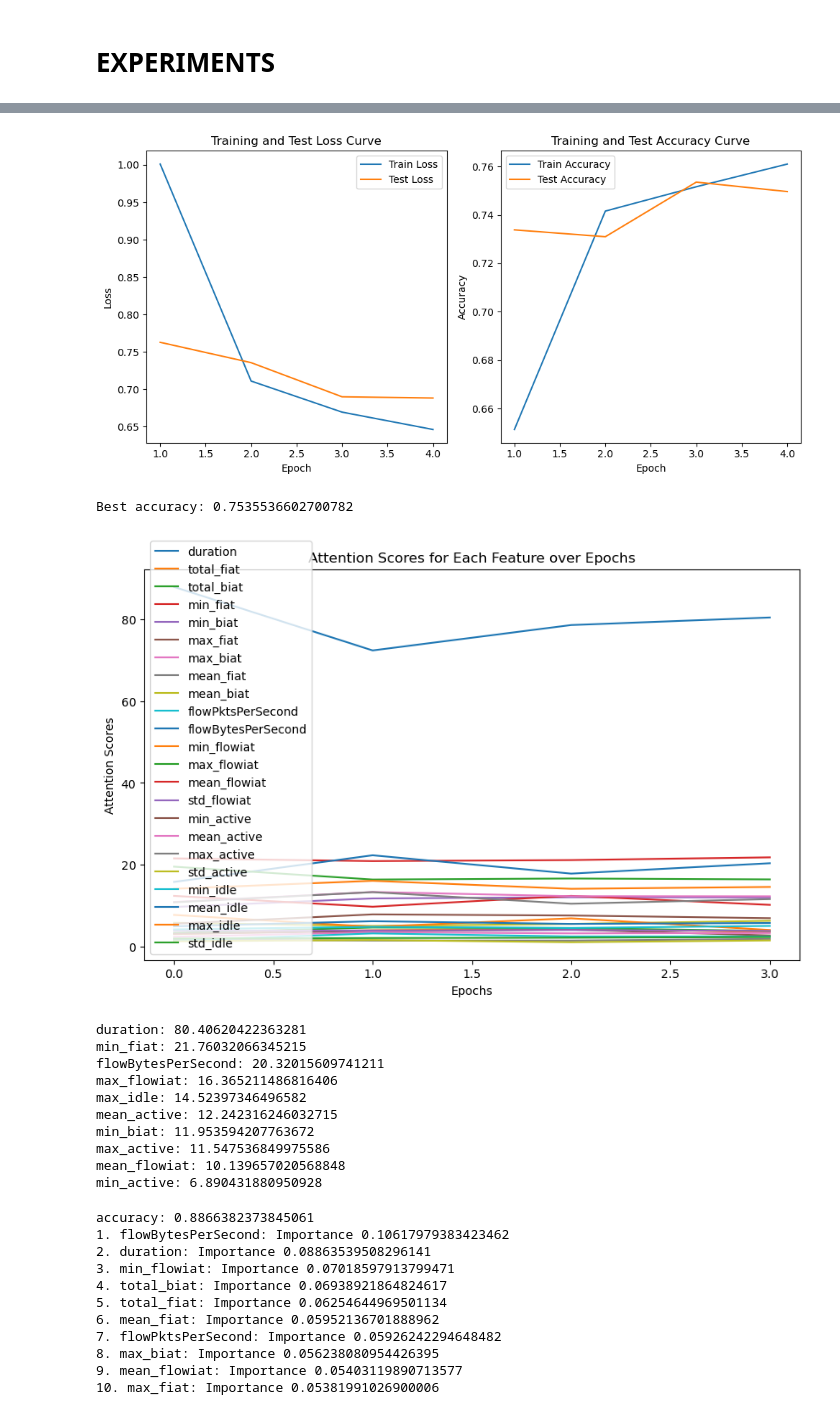
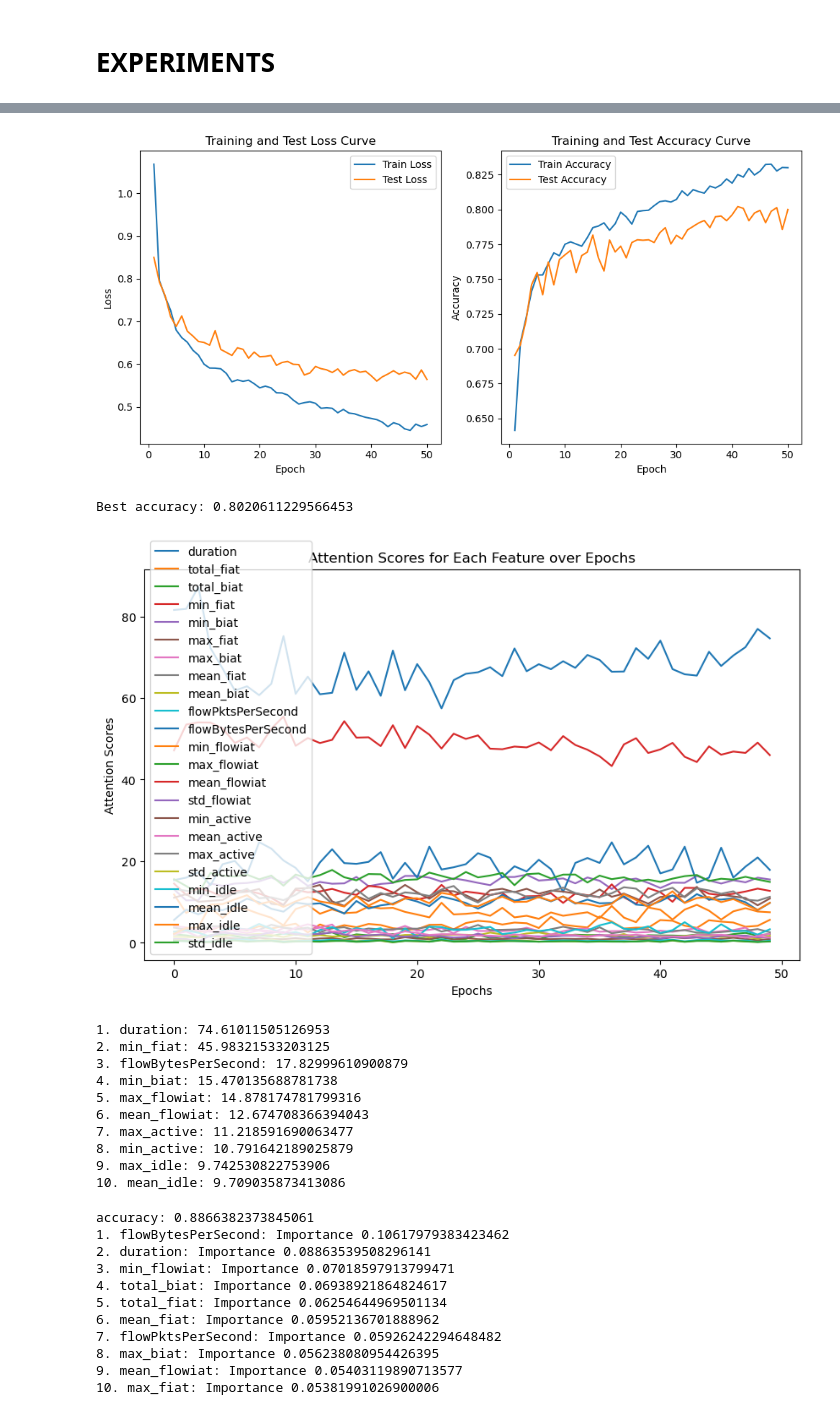
Before and after one commit to Colorado-Mesa-University-Cybersecurity/TrafficFlowForecasting, a Jupyter notebook: warins_experiments/interpretable/prototype_basic.ipynb, the cells around one changed output, grey strips where cells are left out. Cells and saved outputs as stored; diff of their text form; code cells hidden in the pictures.

Commit message:
fixed multihead attention

```diff
--- a/warins_experiments/interpretable/prototype_basic.ipynb
+++ b/warins_experiments/interpretable/prototype_basic.ipynb
@@ -239,19 +239,35 @@ class SelfAttention(nn.Module):
 
         values = values.reshape(N, value_len, self.heads, self.head_dim)
         keys = keys.reshape(N, key_len, self.heads, self.head_dim)
-        queries = query.reshape(N, key_len, self.heads, self.head_dim)
+        queries = query.reshape(N, query_len, self.heads, self.head_dim)
+
+        values = self.values(values)
+        keys = self.keys(keys)
+        queries = self.queries(queries)
+
         energy = torch.einsum("nqhd,nkhd->nhqk", [queries, keys])
-        # print('energy shape ', energy.shape)
 
         # if mask is not None:
         #     energy = energy.masked_fill(mask == 0, float("-1e20"))
 
         attention = torch.softmax(energy / (self.embed_size ** (1/2)), dim=3) #(batch_size, head_dim, n_features, n_features)
-        # print('attention shape ', attention.shape)
 
         # Calculate simplified attention scores
         avg_attention = attention.mean(dim=1)  # Average across heads
+        # print('heads: avg_attention shape ', avg_attention.shape)
         avg_attention = avg_attention.mean(dim=1)  # Average across positions
+        # print('positions: avg_attention shape ', avg_attention.shape)
+
+        '''
+        NOTES ON ATTENTION
+
+        the embeddings are divided among the heads for parallel processing
+        - 20 dimensional embeddings, 4 heads = each head handles 5 dimensional embeddings
+
+        because of this, each head has its own self-attention mechanism and proccesses its own subset of the embeddings.
+
+        energy is a tensor that is the product to the query tensor and key tensor
+        '''
 
         out = torch.einsum("nhql,nlhd->nqhd", [attention, values]).reshape(N, query_len, self.heads*self.head_dim) #(batch_size, n_features, embed_size)
         # print('values shape', values.shape)
@@ -504,7 +520,7 @@ model = vpnClassifier(rff_on=False, num_layers=1, aggregation_on=False, heads=1)
 loss_fn = nn.CrossEntropyLoss()
 optimizer = torch.optim.RMSprop(params=model.parameters(), lr=0.0001, momentum=0.9)
 
-epochs = 4
+epochs = 50
 train_losses = []
 train_accuracies = []
 test_losses = []
@@ -552,8 +568,6 @@ plt.show()
 print(f"Best accuracy: {max(test_accuracies)}")
 
 # Plot attention scores for each feature over epochs
-
-# all_attention_scores = all_attention_scores.cpu().numpy() #CUDA tensor needs to be converted to cpu tensor
 all_attention_scores = torch.tensor(all_attention_scores)
 plt.figure(figsize=(10, 6))
 
@@ -582,16 +609,16 @@ Epoch 4/4, Train Loss: 0.6461, Test Loss: 0.6881, Train Accuracy: 0.7610, Test A
-[figure, old version]
+[figure, new version]
-Best accuracy: 0.7535536602700782
+Best accuracy: 0.8020611229566453
-[figure, old version]
+[figure, new version]
-duration: 80.40620422363281
-min_fiat: 21.76032066345215
-flowBytesPerSecond: 20.32015609741211
-max_flowiat: 16.365211486816406
-max_idle: 14.52397346496582
-mean_active: 12.242316246032715
-min_biat: 11.953594207763672
-max_active: 11.547536849975586
-mean_flowiat: 10.139657020568848
-min_active: 6.890431880950928
+1. duration: 74.61011505126953
+2. min_fiat: 45.98321533203125
+3. flowBytesPerSecond: 17.82999610900879
+4. min_biat: 15.470135688781738
+5. max_flowiat: 14.878174781799316
+6. mean_flowiat: 12.674708366394043
+7. max_active: 11.218591690063477
+8. min_active: 10.791642189025879
+9. max_idle: 9.742530822753906
+10. mean_idle: 9.709035873413086
 # %%
 #comparing with the feature importance ranking of sklearn's random forest
 
```
Also changed, not shown: parts of 1 cell of this notebook, 1 other file.
